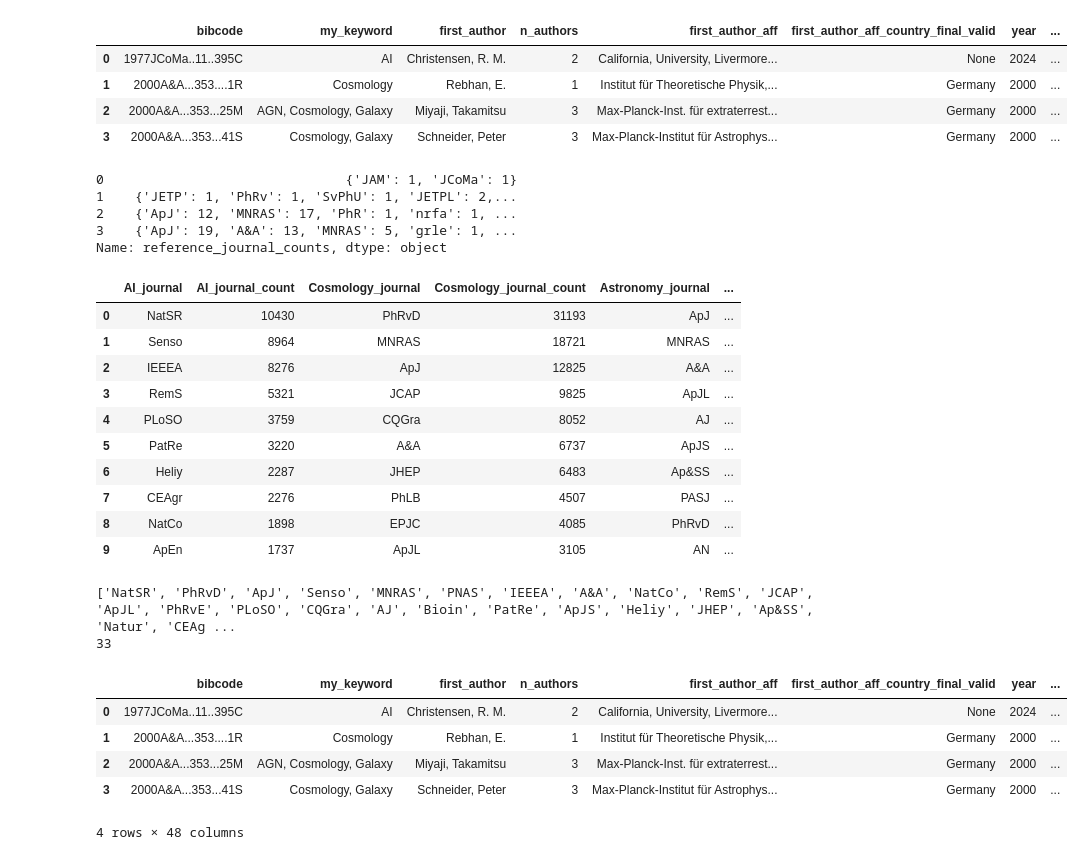
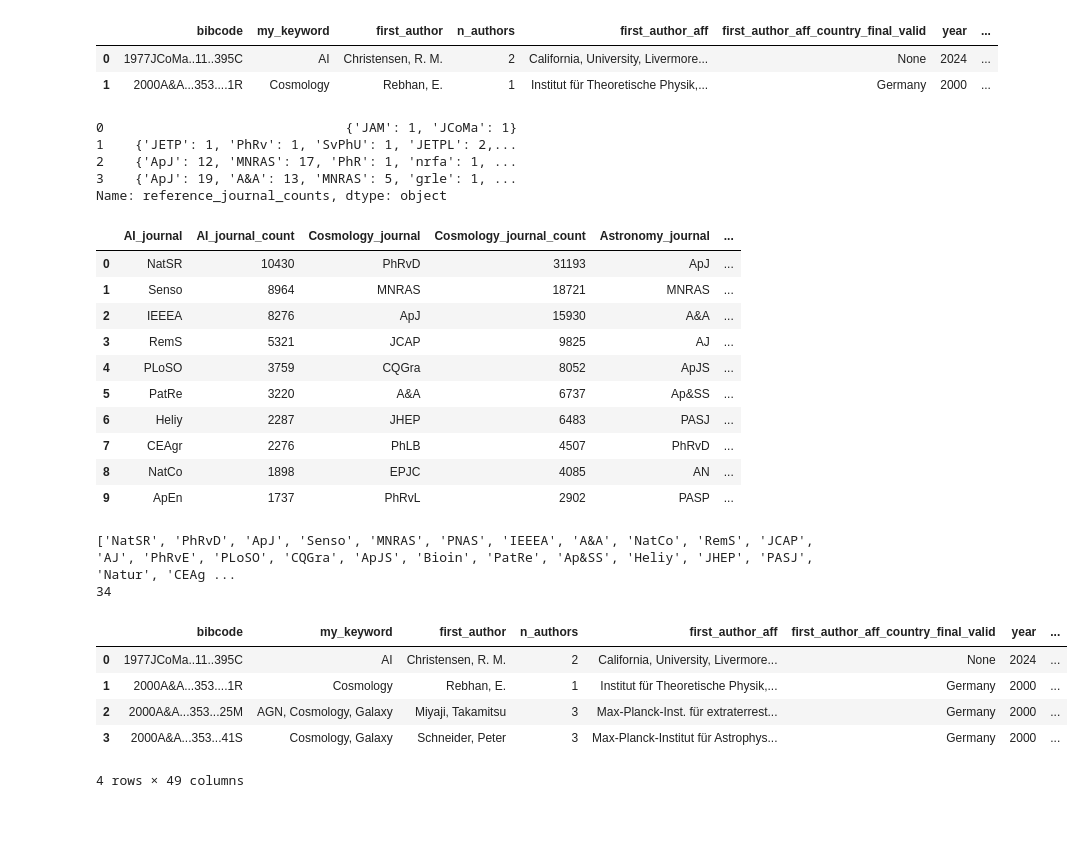
Before and after one commit to vadibekyan/ads_stats, a Jupyter notebook: ads_data_references_github.ipynb, the cells around one changed output. Cells and saved outputs as stored; diff of their text form; code cells hidden in the pictures; blank space fills up the shorter version.

```diff
--- a/ads_data_references_github.ipynb
+++ b/ads_data_references_github.ipynb
@@ -7,14 +7,15 @@ from difflib import SequenceMatcher
 import matplotlib.pyplot as plt
 # %%
 all_data_ref = pd.read_parquet('all_data_ref_clean.parquet')
+# %%
+# in the references there is no 'ApJL', they appear as 'ApJ' that is why it is important to merge them with ApJ in journals
+all_data_ref['journal'] = all_data_ref['journal'].replace('ApJL', 'ApJ')
 # %%
-all_data_ref.head(4)
+all_data_ref.head(2)
 # %% [output]
 |  | bibcode | my_keyword | first_author | n_authors | first_author_aff | first_author_aff_country_final_valid | year | ... |
 | 0 | 1977JCoMa..11..395C | AI | Christensen, R. M. | 2 | California, University, Livermore... | None | 2024 | ... |
 | 1 | 2000A&A...353....1R | Cosmology | Rebhan, E. | 1 | Institut für Theoretische Physik,... | Germany | 2000 | ... |
-| 2 | 2000A&A...353...25M | AGN, Cosmology, Galaxy | Miyaji, Takamitsu | 3 | Max-Planck-Inst. für extraterrest... | Germany | 2000 | ... |
-| 3 | 2000A&A...353...41S | Cosmology, Galaxy | Schneider, Peter | 3 | Max-Planck-Institut für Astrophys... | Germany | 2000 | ... |
 # %%
 all_data_ref['reference_journal_counts'] = all_data_ref['reference_journals'].apply(
     lambda x: dict(Counter(x))
@@ -65,21 +66,21 @@ keywords_to_search = all_data_ref['grouped_keywords'].unique().tolist()
 #keywords_to_search = ['exoplanet', 'star', 'AGN', 'Galaxy', 'Astrobiology', 'Asteroseismology']
 
 top10_table = get_top_journals_by_keyword_contains(all_data_ref, keyword_col = 'grouped_keywords', keyword_list=keywords_to_search, top_n=10)
-top_journals = get_top_journals_by_keyword_contains(all_data_ref, keyword_col = 'grouped_keywords', keyword_list=keywords_to_search, top_n=6)
+top_journals = get_top_journals_by_keyword_contains(all_data_ref, keyword_col = 'grouped_keywords', keyword_list=keywords_to_search, top_n=5)
 
 top10_table.head(10)
 # %% [output]
 |  | AI_journal | AI_journal_count | Cosmology_journal | Cosmology_journal_count | Astronomy_journal | ... |
 | 0 | NatSR | 10430 | PhRvD | 31193 | ApJ | ... |
 | 1 | Senso | 8964 | MNRAS | 18721 | MNRAS | ... |
-| 2 | IEEEA | 8276 | ApJ | 12825 | A&A | ... |
-| 3 | RemS | 5321 | JCAP | 9825 | ApJL | ... |
-| 4 | PLoSO | 3759 | CQGra | 8052 | AJ | ... |
-| 5 | PatRe | 3220 | A&A | 6737 | ApJS | ... |
-| 6 | Heliy | 2287 | JHEP | 6483 | Ap&SS | ... |
-| 7 | CEAgr | 2276 | PhLB | 4507 | PASJ | ... |
-| 8 | NatCo | 1898 | EPJC | 4085 | PhRvD | ... |
-| 9 | ApEn | 1737 | ApJL | 3105 | AN | ... |
+| 2 | IEEEA | 8276 | ApJ | 15930 | A&A | ... |
+| 3 | RemS | 5321 | JCAP | 9825 | AJ | ... |
+| 4 | PLoSO | 3759 | CQGra | 8052 | ApJS | ... |
+| 5 | PatRe | 3220 | A&A | 6737 | Ap&SS | ... |
+| 6 | Heliy | 2287 | JHEP | 6483 | PASJ | ... |
+| 7 | CEAgr | 2276 | PhLB | 4507 | PhRvD | ... |
+| 8 | NatCo | 1898 | EPJC | 4085 | AN | ... |
+| 9 | ApEn | 1737 | PhRvL | 2902 | PASP | ... |
 # %%
 # Filter only the columns that contain journal names (not counts)
 journal_columns = [col for col in top10_table.columns if col.endswith('_journal')]
@@ -96,8 +97,8 @@ unique_top_journals_plus_sci = unique_top_journals + ['Sci', 'NatAs']
 print(unique_top_journals_plus_sci)
 print(len(unique_top_journals_plus_sci))
 # %% [output]
-['NatSR', 'PhRvD', 'ApJ', 'Senso', 'MNRAS', 'PNAS', 'IEEEA', 'A&A', 'NatCo', 'RemS', 'JCAP', 'ApJL', 'PhRvE', 'PLoSO', 'CQGra', 'AJ', 'Bioin', 'PatRe', 'ApJS', 'Heliy', 'JHEP', 'Ap&SS', 'Natur', 'CEAg ...
-33
+['NatSR', 'PhRvD', 'ApJ', 'Senso', 'MNRAS', 'PNAS', 'IEEEA', 'A&A', 'NatCo', 'RemS', 'JCAP', 'AJ', 'PhRvE', 'PLoSO', 'CQGra', 'ApJS', 'Bioin', 'PatRe', 'Ap&SS', 'Heliy', 'JHEP', 'PASJ', 'Natur', 'CEAg ...
+34
 # %%
 def add_reference_journal_columns(df, ref_col='reference_journal_counts', journal_list=None):
     """
@@ -137,7 +138,7 @@ all_data_ref.head(4)
 | 1 | 2000A&A...353....1R | Cosmology | Rebhan, E. | 1 | Institut für Theoretische Physik,... | Germany | 2000 | ... |
 | 2 | 2000A&A...353...25M | AGN, Cosmology, Galaxy | Miyaji, Takamitsu | 3 | Max-Planck-Inst. für extraterrest... | Germany | 2000 | ... |
 | 3 | 2000A&A...353...41S | Cosmology, Galaxy | Schneider, Peter | 3 | Max-Planck-Institut für Astrophys... | Germany | 2000 | ... |
-4 rows × 48 columns
+4 rows × 49 columns
 # %%
 all_data_ref_clean= all_data_ref[all_data_ref['first_author_aff_country_final_valid'] == all_data_ref['first_author_aff_country_final_valid']]
 exoplanets = all_data_ref_clean[all_data_ref_clean['my_keyword'] == 'Exoplanet']
```
Also changed, not shown: parts of 9 cells of this notebook, 2 other files.
